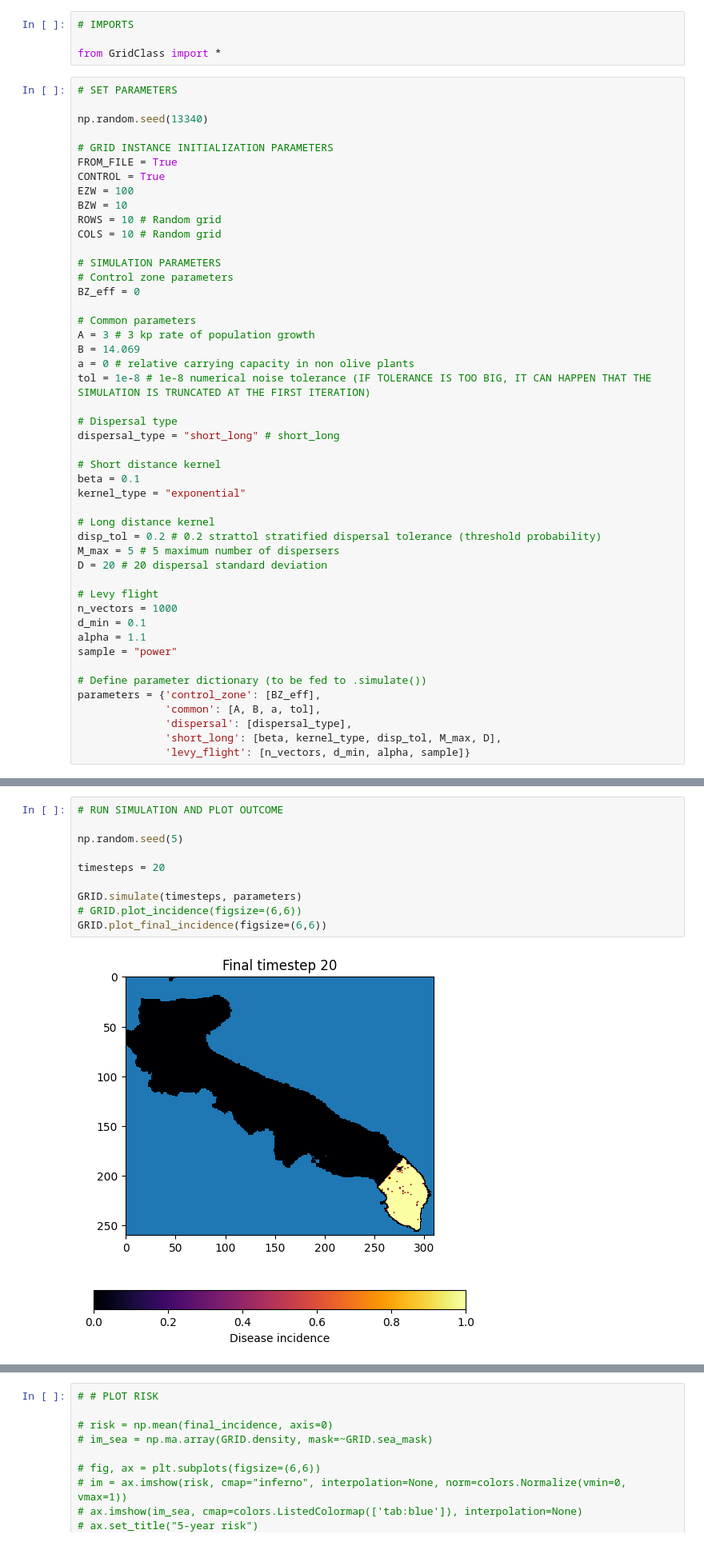
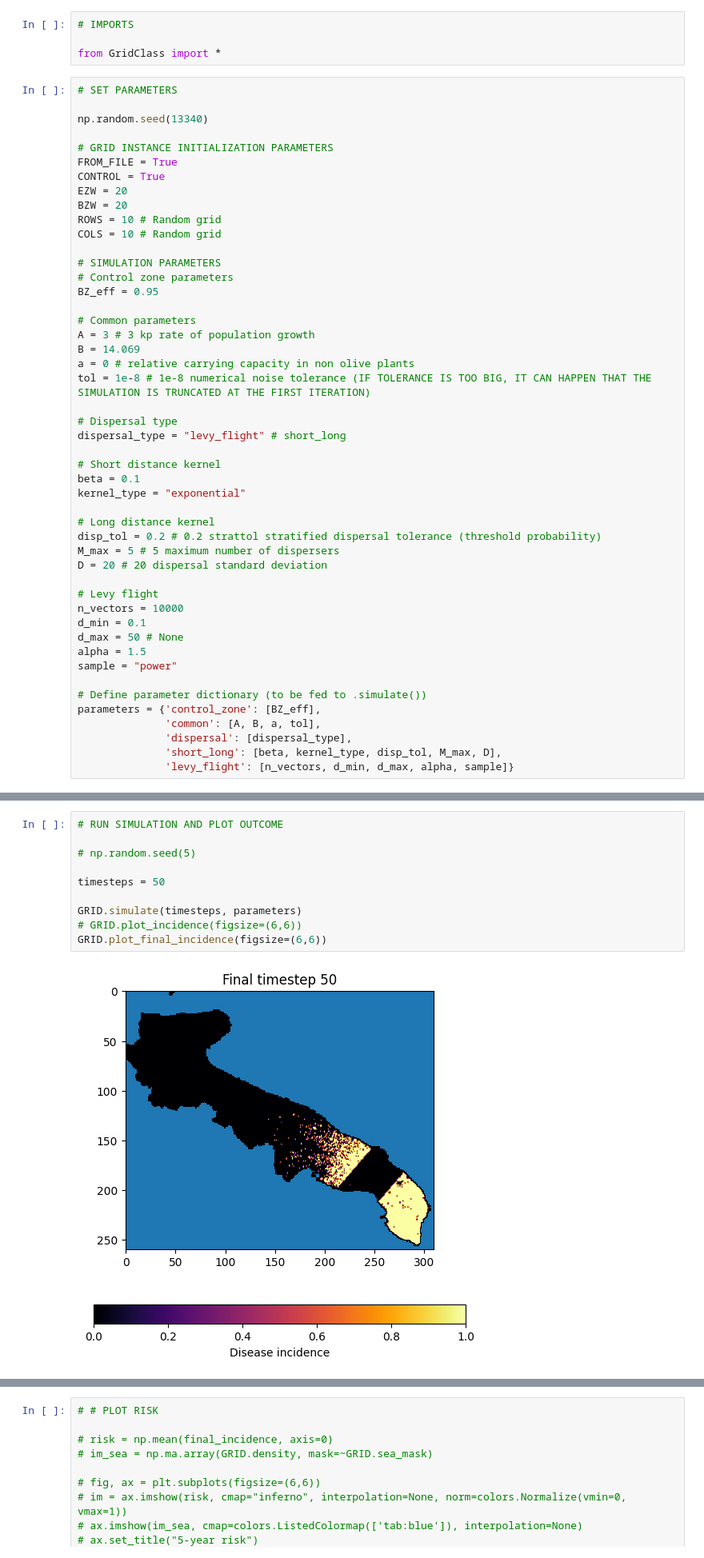
Before and after one commit to LeonMengoni/Xylella-Fastidiosa, a Jupyter notebook: Xylella_simulation.ipynb, the cells around one changed output, grey strips where cells are left out. Shown at 80% size. Saved outputs shown, nothing was run; the diff lists cells and outputs as text.

```diff
--- a/Xylella_simulation.ipynb
+++ b/Xylella_simulation.ipynb
@@ -10,14 +10,14 @@ np.random.seed(13340)
 # GRID INSTANCE INITIALIZATION PARAMETERS
 FROM_FILE = True
 CONTROL = True
-EZW = 100
-BZW = 10
+EZW = 20
+BZW = 20
 ROWS = 10 # Random grid
 COLS = 10 # Random grid
 
 # SIMULATION PARAMETERS
 # Control zone parameters
-BZ_eff = 0
+BZ_eff = 0.95
 
 # Common parameters
 A = 3 # 3 kp rate of population growth
@@ -26,7 +26,7 @@ a = 0 # relative carrying capacity in non olive plants
 tol = 1e-8 # 1e-8 numerical noise tolerance (IF TOLERANCE IS TOO BIG, IT CAN HAPPEN THAT THE SIMULATION IS TRUNCATED AT THE FIRST ITERATION)
 
 # Dispersal type
-dispersal_type = "short_long" # short_long
+dispersal_type = "levy_flight" # short_long
 
 # Short distance kernel
 beta = 0.1
@@ -38,9 +38,10 @@ M_max = 5 # 5 maximum number of dispersers
 D = 20 # 20 dispersal standard deviation
 
 # Levy flight
-n_vectors = 1000
+n_vectors = 10000
 d_min = 0.1
-alpha = 1.1
+d_max = 50 # None
+alpha = 1.5
 sample = "power"
 
 # Define parameter dictionary (to be fed to .simulate())
@@ -48,7 +49,7 @@ parameters = {'control_zone': [BZ_eff],
               'common': [A, B, a, tol],
               'dispersal': [dispersal_type],
               'short_long': [beta, kernel_type, disp_tol, M_max, D],
-              'levy_flight': [n_vectors, d_min, alpha, sample]}
+              'levy_flight': [n_vectors, d_min, d_max, alpha, sample]}
 # %%
 # CREATE OLIVE GROVE DENSITY, FROM FILE OR RANDOMLY GENERATED
 
@@ -67,15 +68,15 @@ GRID.plot_density(figsize=(6,6))
 # %%
 # RUN SIMULATION AND PLOT OUTCOME
 
-np.random.seed(5)
+# np.random.seed(5)
 
-timesteps = 20
+timesteps = 50
 
 GRID.simulate(timesteps, parameters)
 # GRID.plot_incidence(figsize=(6,6))
 GRID.plot_final_incidence(figsize=(6,6))
 # %% [output]
-[figure, old version]
+[figure, new version]
 # %%
 # # EVALUATE RISK
 
```
Also changed, not shown: parts of 5 cells of this notebook, 1 other file.
